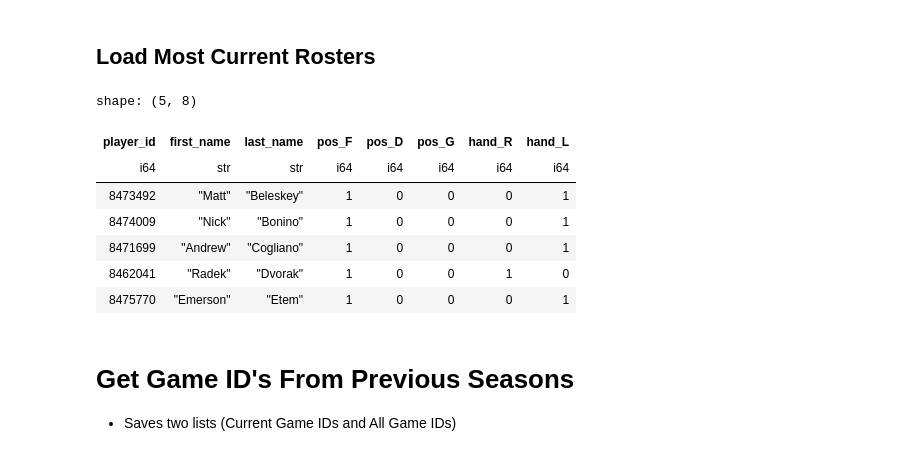
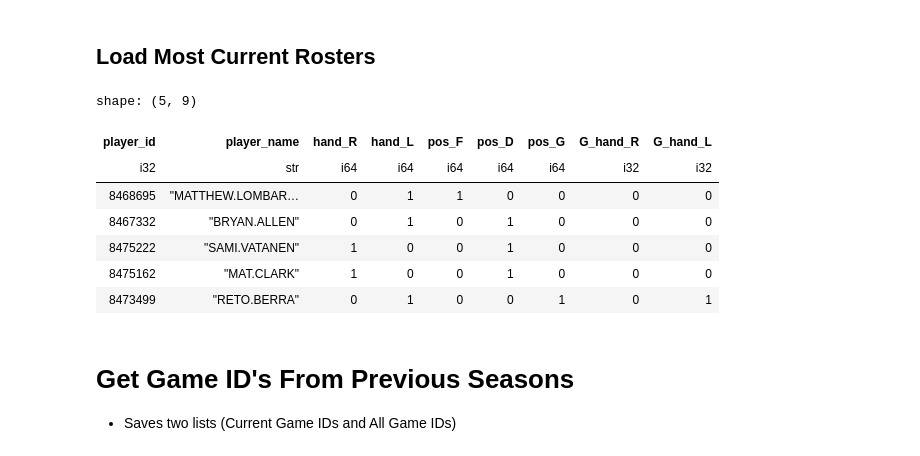
Before and after one commit to twinfield10/NHL-xG-Model, a Jupyter notebook: code/NHL API - PBP Download.ipynb, the cells around one changed output. Drawn from its saved outputs; the diff is of its cells as text; code cells hidden in the pictures.

```diff
--- a/code/NHL API - PBP Download.ipynb
+++ b/code/NHL API - PBP Download.ipynb
@@ -58,32 +60,32 @@ PID: 21616, Name: Code.exe, Memory Usage: 265.54 MB
 # %%
 # Path
 roster_file = 'Data/NHL_Rosters_2014_2024.csv'
 
 # All Players - Connect To event_player_1_id, event_player_2_id, event_player_3_id, event_player_4_id, event_goalie_id, home_goalie, away_goalie
 ROSTER_DF_RAW = pl.read_csv(roster_file)
 
 ROSTER_DF = (
     ROSTER_DF_RAW
     .with_columns([
         pl.col("player_id").cast(pl.Int32),
         (pl.col("first_name").str.to_uppercase() + '.' + pl.col("last_name").str.to_uppercase()).alias('player_name'),
         pl.when((pl.col('pos_G') == 1) & (pl.col('hand_R') == 1)).then(pl.lit(1)).otherwise(pl.lit(0)).alias('G_hand_R'),
         pl.when((pl.col('pos_G') == 1) & (pl.col('hand_L') == 1)).then(pl.lit(1)).otherwise(pl.lit(0)).alias('G_hand_L')
         ])
     .select(['player_id', 'player_name', 'hand_R', 'hand_L', 'pos_F', 'pos_D', 'pos_G', 'G_hand_R', 'G_hand_L'])
     .unique()
 )
 
-ROSTER_DF_RAW.head()
+ROSTER_DF.head()
 # %% [output]
-shape: (5, 8)
+shape: (5, 9)
-| player_id | first_name | last_name | pos_F | pos_D | pos_G | hand_R | hand_L |
-| i64 | str | str | i64 | i64 | i64 | i64 | i64 |
-| 8473492 | "Matt" | "Beleskey" | 1 | 0 | 0 | 0 | 1 |
-| 8474009 | "Nick" | "Bonino" | 1 | 0 | 0 | 0 | 1 |
-| 8471699 | "Andrew" | "Cogliano" | 1 | 0 | 0 | 0 | 1 |
-| 8462041 | "Radek" | "Dvorak" | 1 | 0 | 0 | 1 | 0 |
-| 8475770 | "Emerson" | "Etem" | 1 | 0 | 0 | 0 | 1 |
+| player_id | player_name | hand_R | hand_L | pos_F | pos_D | pos_G | G_hand_R | G_hand_L |
+| i32 | str | i64 | i64 | i64 | i64 | i64 | i32 | i32 |
+| 8468695 | "MATTHEW.LOMBAR… | 0 | 1 | 1 | 0 | 0 | 0 | 0 |
+| 8467332 | "BRYAN.ALLEN" | 0 | 1 | 0 | 1 | 0 | 0 | 0 |
+| 8475222 | "SAMI.VATANEN" | 1 | 0 | 0 | 1 | 0 | 0 | 0 |
+| 8475162 | "MAT.CLARK" | 1 | 0 | 0 | 1 | 0 | 0 | 0 |
+| 8473499 | "RETO.BERRA" | 0 | 1 | 0 | 0 | 1 | 0 | 1 |
 # %% [markdown]
 # Get Game ID's From Previous Seasons
 
```
Also changed, not shown: parts of 18 cells of this notebook, 2 other files.
